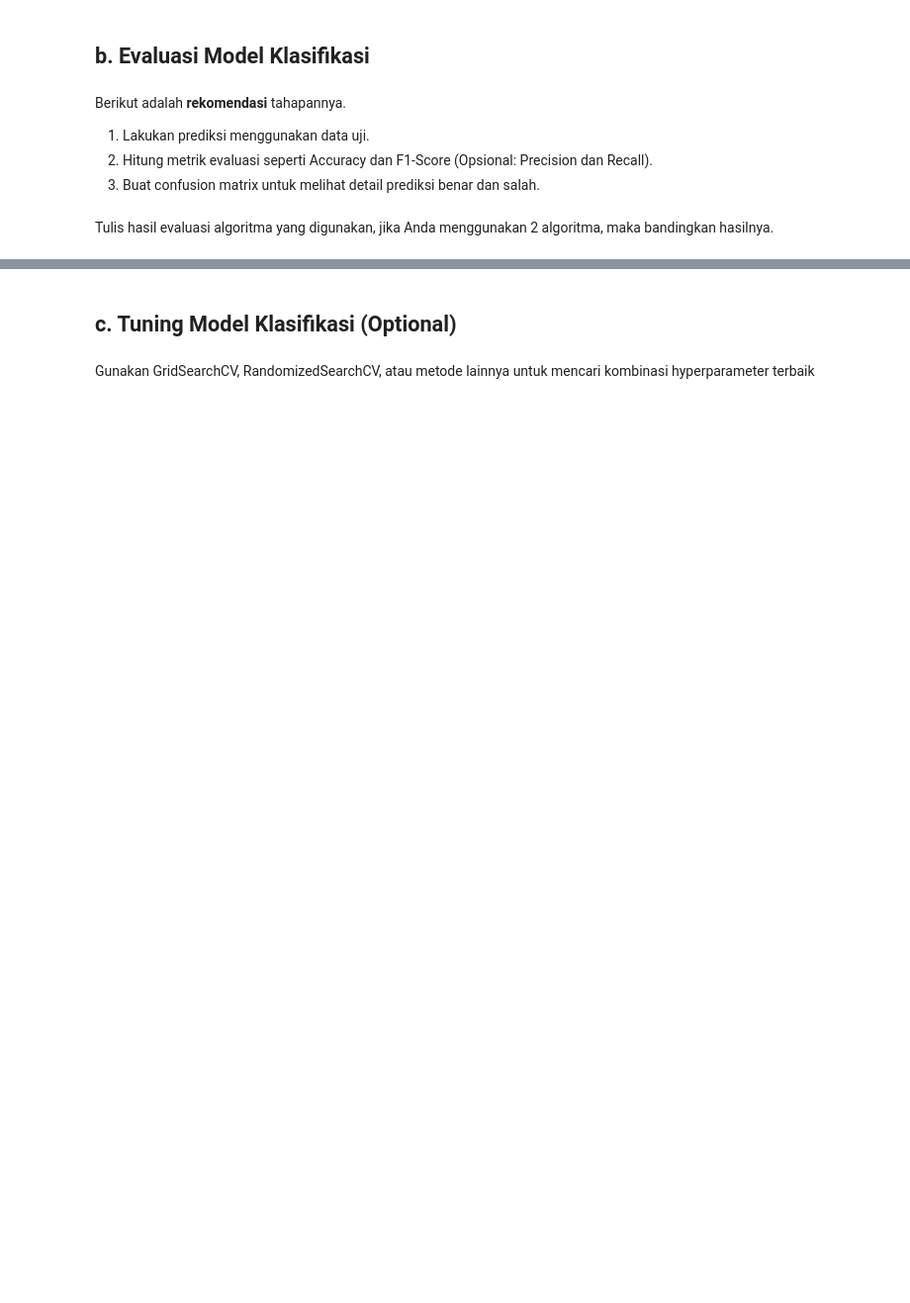
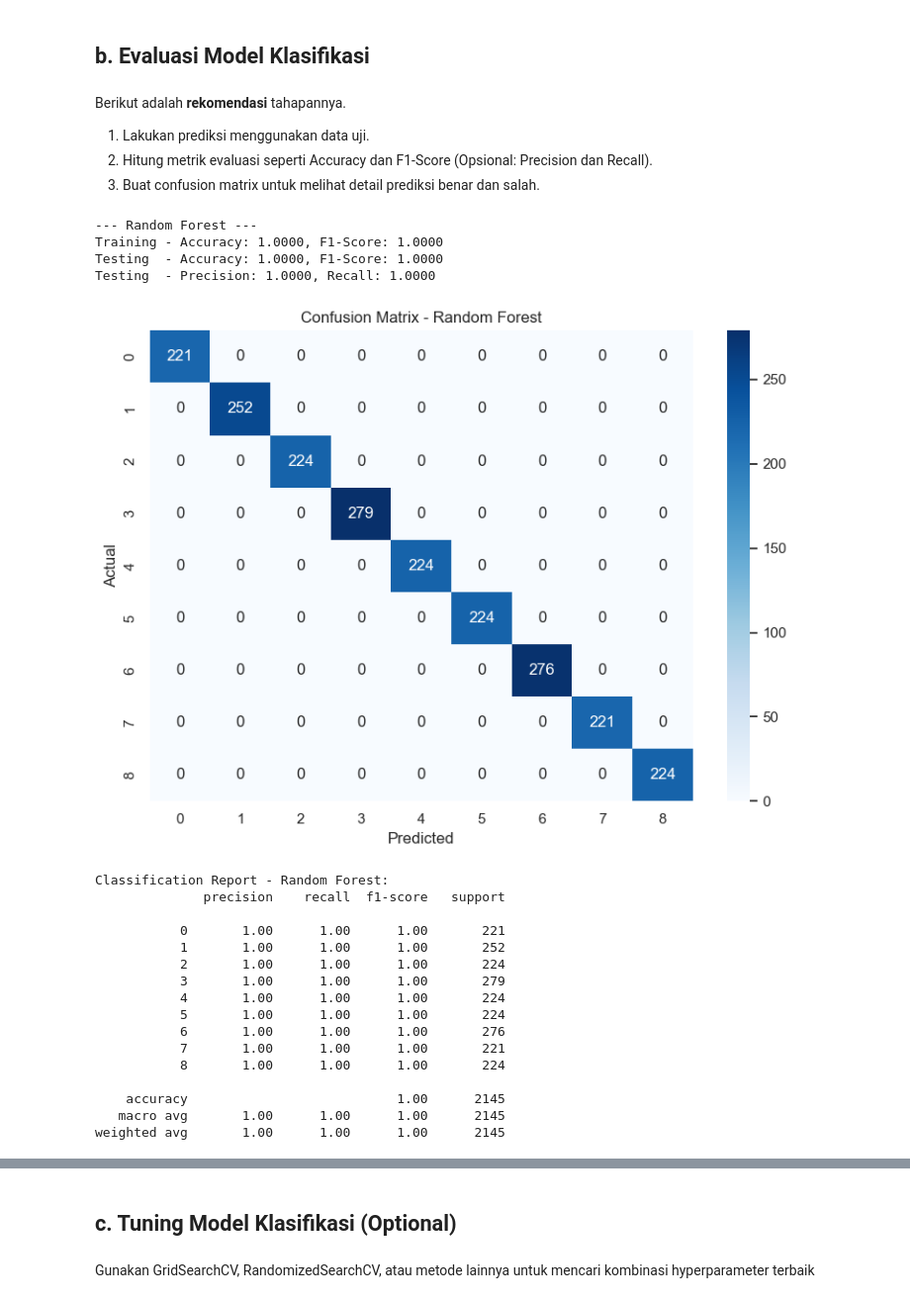
Before and after one commit to maybeitsai/social-welfare-pattern-analysis, a Jupyter notebook: [Klasifikasi]_Submission_Akhir_BMLP_HarryMardika.ipynb, the cells around one changed output, grey strips where cells are left out. Shown at 99% size. Cells and saved outputs as stored; diff of their text form; code cells hidden in the pictures; blank space fills up the shorter version.

```diff
--- a/[Klasifikasi]_Submission_Akhir_BMLP_HarryMardika.ipynb
+++ b/[Klasifikasi]_Submission_Akhir_BMLP_HarryMardika.ipynb
@@ -21,0 +112,3 @@ Tahap Data Splitting bertujuan untuk memisahkan dataset menjadi dua bagian: data
+# %%
+# Memisahkan data menjadi data latih dan data uji
+X_train, X_test, y_train, y_test = train_test_split(X, y, test_size=0.4, random_state=42, stratify=y)
@@ -35,0 +166,7 @@ Tulis narasi atau penjelasan algoritma yang Anda gunakan.
+# %%
+# Model 1: Random Forest Classifier
+rf_model = RandomForestClassifier(random_state=17)
+
+# Melatih model Random Forest
+print("\nMelatih Model Random Forest...")
+rf_model.fit(X_train, y_train)
@@ -35,0 +178,6 @@ Tulis narasi atau penjelasan algoritma yang Anda gunakan.
+# %%
+svm_model = SVC(random_state=8, probability=True)
+
+# Melatih model SVM
+print("Melatih Model SVM...")
+svm_model.fit(X_train, y_train)
@@ -35,0 +189,6 @@ Tulis narasi atau penjelasan algoritma yang Anda gunakan.
+# %%
+gb_model = GradientBoostingClassifier(random_state=2004)
+
+# Melatih model Gradient Boosting
+print("Melatih Model Gradient Boosting...")
+gb_model.fit(X_train, y_train)
@@ -45,2 +204,0 @@ Berikut adalah **rekomendasi** tahapannya.
-# %% [markdown]
-Tulis hasil evaluasi algoritma yang digunakan, jika Anda menggunakan 2 algoritma, maka bandingkan hasilnya.
@@ -46,0 +252,25 @@ Tulis hasil evaluasi algoritma yang digunakan, jika Anda menggunakan 2 algoritma
+# %%
+results = []
+results.append(evaluate_model(rf_model, X_train, X_test, y_train, y_test, "Random Forest"))
+# %% [output]
+--- Random Forest ---
+Training - Accuracy: 1.0000, F1-Score: 1.0000
+Testing  - Accuracy: 1.0000, F1-Score: 1.0000
+Testing  - Precision: 1.0000, Recall: 1.0000
+[figure, added]
+Classification Report - Random Forest:
+              precision    recall  f1-score   support
+
+           0       1.00      1.00      1.00       221
+           1       1.00      1.00      1.00       252
+           2       1.00      1.00      1.00       224
+           3       1.00      1.00      1.00       279
+           4       1.00      1.00      1.00       224
+           5       1.00      1.00      1.00       224
+           6       1.00      1.00      1.00       276
+           7       1.00      1.00      1.00       221
+           8       1.00      1.00      1.00       224
+
+    accuracy                           1.00      2145
+   macro avg       1.00      1.00      1.00      2145
+weighted avg       1.00      1.00      1.00      2145
```
Also changed, not shown: parts of 43 cells of this notebook, 1 other file.
